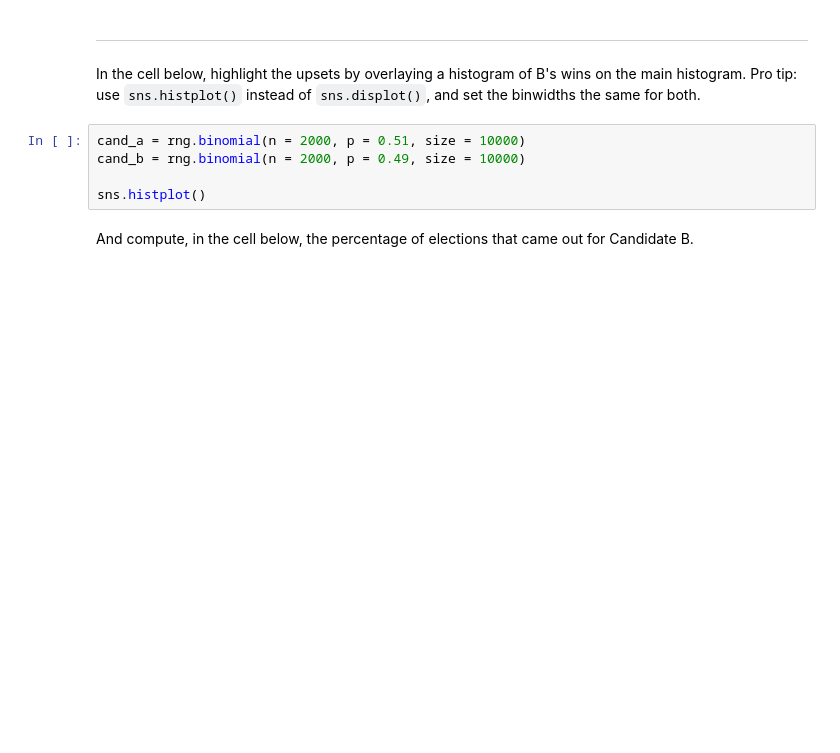
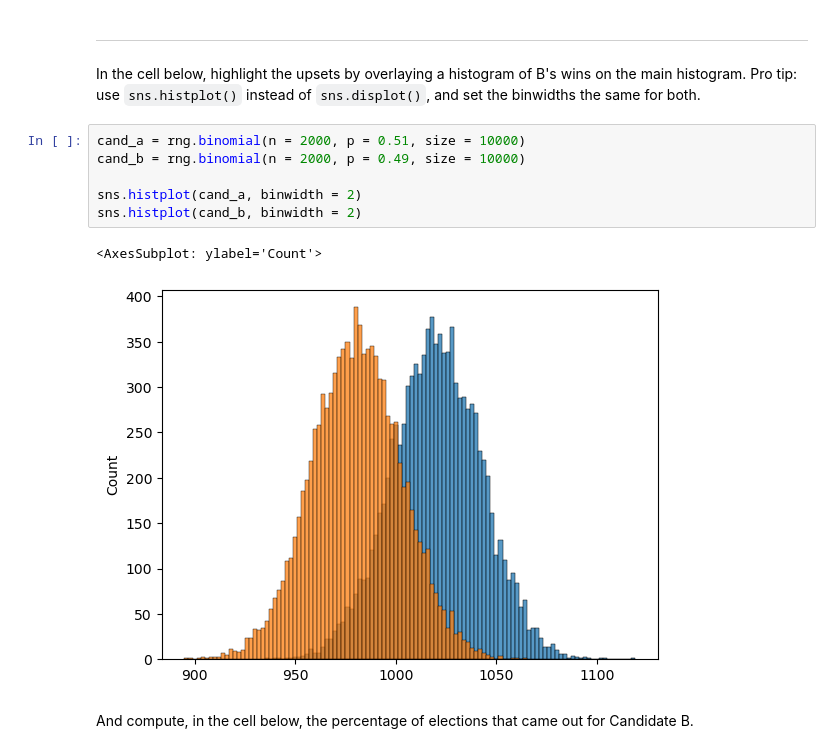
Before and after one commit to nwstetson/FDS-CourseTwo, a Jupyter notebook: PythonTutorials/tu16_SimulationsI.ipynb, the cells around one changed output. Saved outputs shown, nothing was run; the diff lists cells and outputs as text; blank space fills up the shorter version.

```diff
--- a/PythonTutorials/tu16_SimulationsI.ipynb
+++ b/PythonTutorials/tu16_SimulationsI.ipynb
@@ -485,8 +485,12 @@ In the cell below, highlight the upsets by overlaying a histogram of B's wins on
 # %%
 cand_a = rng.binomial(n = 2000, p = 0.51, size = 10000)
 cand_b = rng.binomial(n = 2000, p = 0.49, size = 10000)
 
-sns.histplot()
+sns.histplot(cand_a, binwidth = 2)
+sns.histplot(cand_b, binwidth = 2)
+# %% [output]
+<AxesSubplot: ylabel='Count'>
+[figure, added]
 # %% [markdown]
 And compute, in the cell below, the percentage of elections that came out for Candidate B.
 # %%
```
Also changed, not shown: parts of 19 cells of this notebook.
